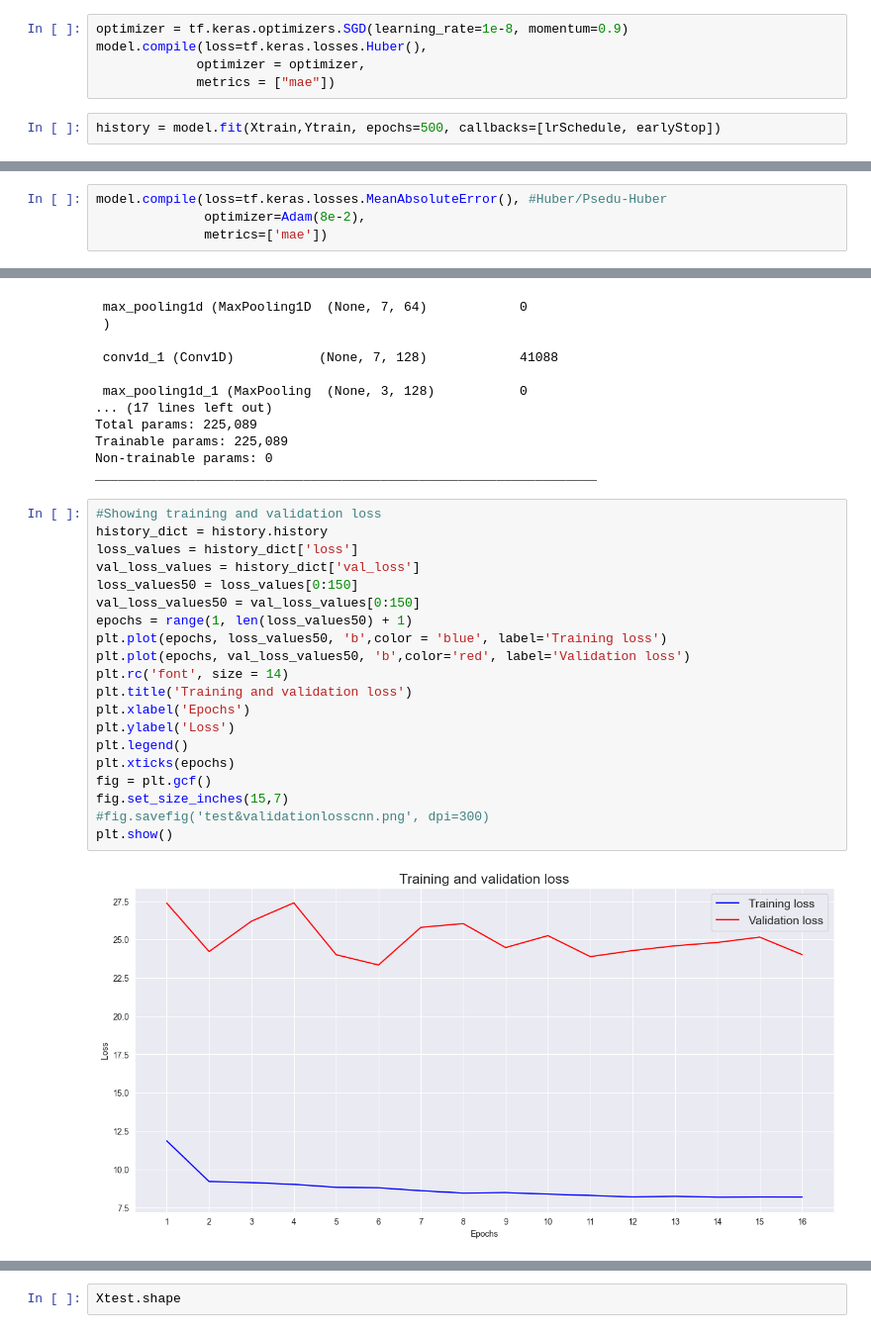
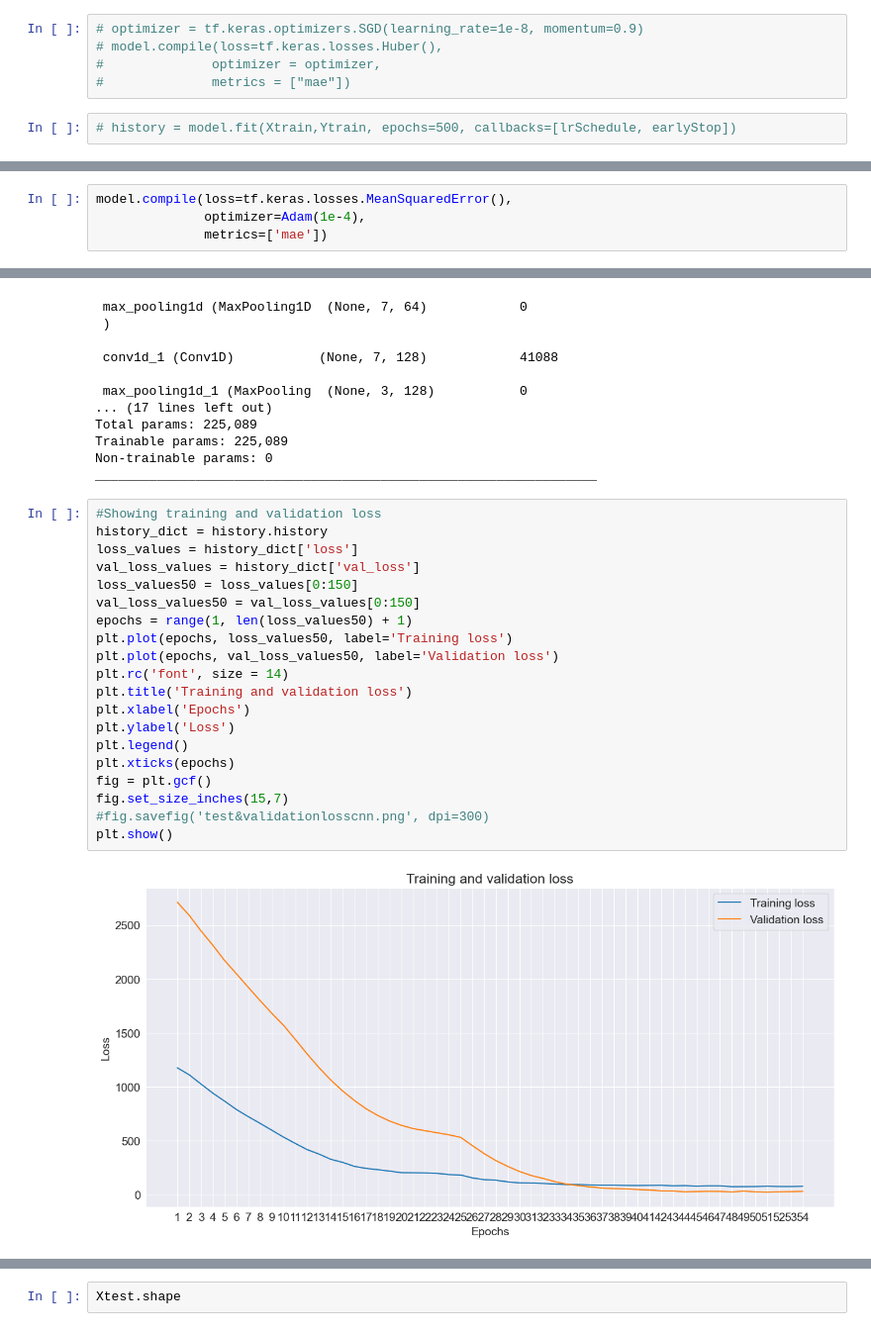
Before and after one commit to ShirsenduRyo/Stock-CNN-LSTM, a Jupyter notebook: Non-Scaler TSFA.ipynb, the cells around one changed output, grey strips where cells are left out. Shown at 99% size. Cells and saved outputs as stored; diff of their text form.

```diff
--- a/Non-Scaler TSFA.ipynb
+++ b/Non-Scaler TSFA.ipynb
@@ -239,7 +261,7 @@ earlyStop = tf.keras.callbacks.EarlyStopping(monitor='loss', patience=45, restor
 # %%
-optimizer = tf.keras.optimizers.SGD(learning_rate=1e-8, momentum=0.9)
-model.compile(loss=tf.keras.losses.Huber(),
-             optimizer = optimizer,
-             metrics = ["mae"])
+# optimizer = tf.keras.optimizers.SGD(learning_rate=1e-8, momentum=0.9)
+# model.compile(loss=tf.keras.losses.Huber(),
+#              optimizer = optimizer,
+#              metrics = ["mae"])
 # %%
-history = model.fit(Xtrain,Ytrain, epochs=500, callbacks=[lrSchedule, earlyStop])
+# history = model.fit(Xtrain,Ytrain, epochs=500, callbacks=[lrSchedule, earlyStop])
@@ -282,8 +280,8 @@ plt.axis([1e-4, 1e-2, 0, 10])
 tf.keras.backend.clear_session()
 tf.random.set_seed(99)
 # %%
-model.compile(loss=tf.keras.losses.MeanAbsoluteError(), #Huber/Psedu-Huber
-              optimizer=Adam(8e-2),
+model.compile(loss=tf.keras.losses.MeanSquaredError(),
+              optimizer=Adam(1e-4),
               metrics=['mae'])
 # %%
 log_dir = "logs\\" + datetime.datetime.now().strftime("%d-%m-%Y_%H%M%S")
@@ -349,25 +338,25 @@ _________________________________________________________________
 # %%
 #Showing training and validation loss
 history_dict = history.history
 loss_values = history_dict['loss']
 val_loss_values = history_dict['val_loss']
 loss_values50 = loss_values[0:150]
 val_loss_values50 = val_loss_values[0:150]
 epochs = range(1, len(loss_values50) + 1)
-plt.plot(epochs, loss_values50, 'b',color = 'blue', label='Training loss')
-plt.plot(epochs, val_loss_values50, 'b',color='red', label='Validation loss')
+plt.plot(epochs, loss_values50, label='Training loss')
+plt.plot(epochs, val_loss_values50, label='Validation loss')
 plt.rc('font', size = 14)
 plt.title('Training and validation loss')
 plt.xlabel('Epochs')
 plt.ylabel('Loss')
 plt.legend()
 plt.xticks(epochs)
 fig = plt.gcf()
 fig.set_size_inches(15,7)
 #fig.savefig('test&validationlosscnn.png', dpi=300)
 plt.show()
 # %% [output]
-[figure, old version]
+[figure, new version]
 # %%
 loss_values = history_dict['mae']
 val_loss_values = history_dict['val_mae']
```
Also changed, not shown: parts of 18 cells of this notebook, 2 other files.
